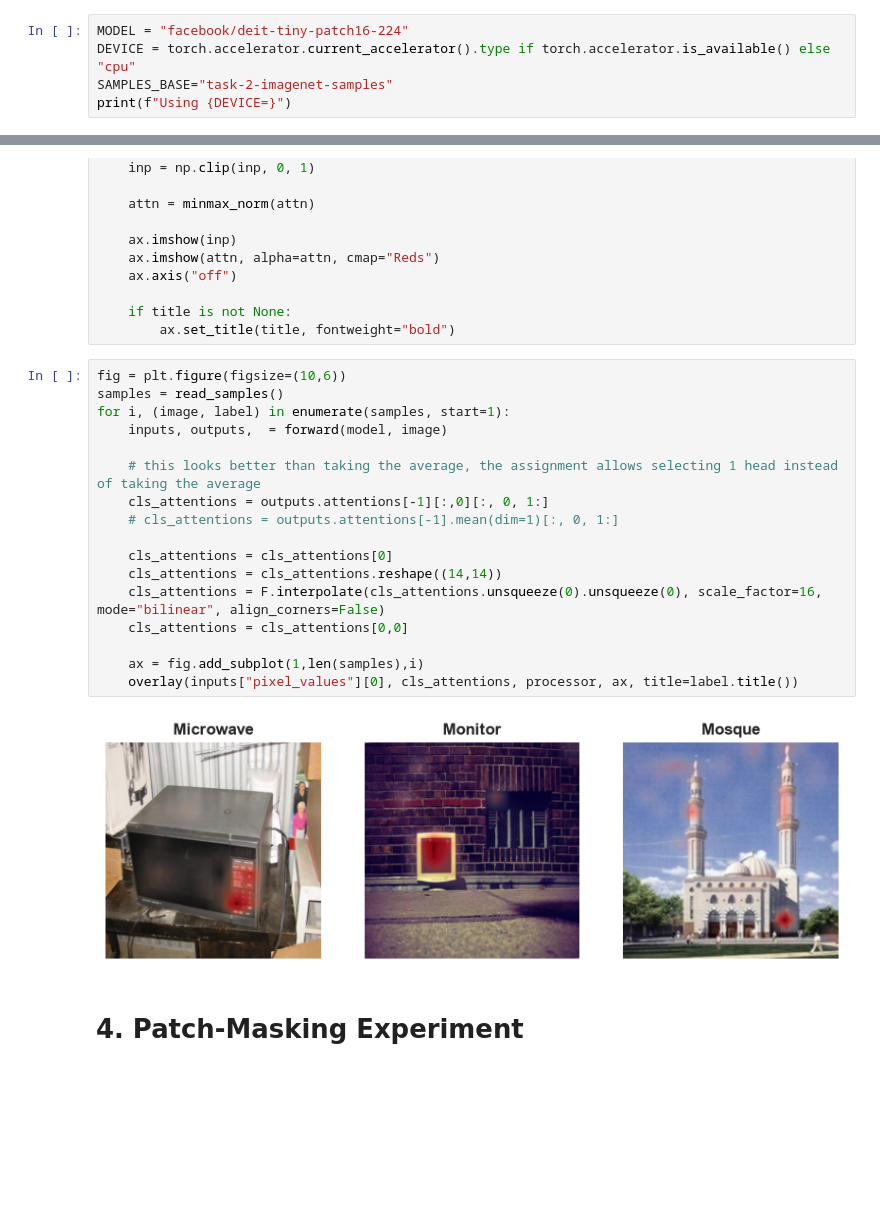
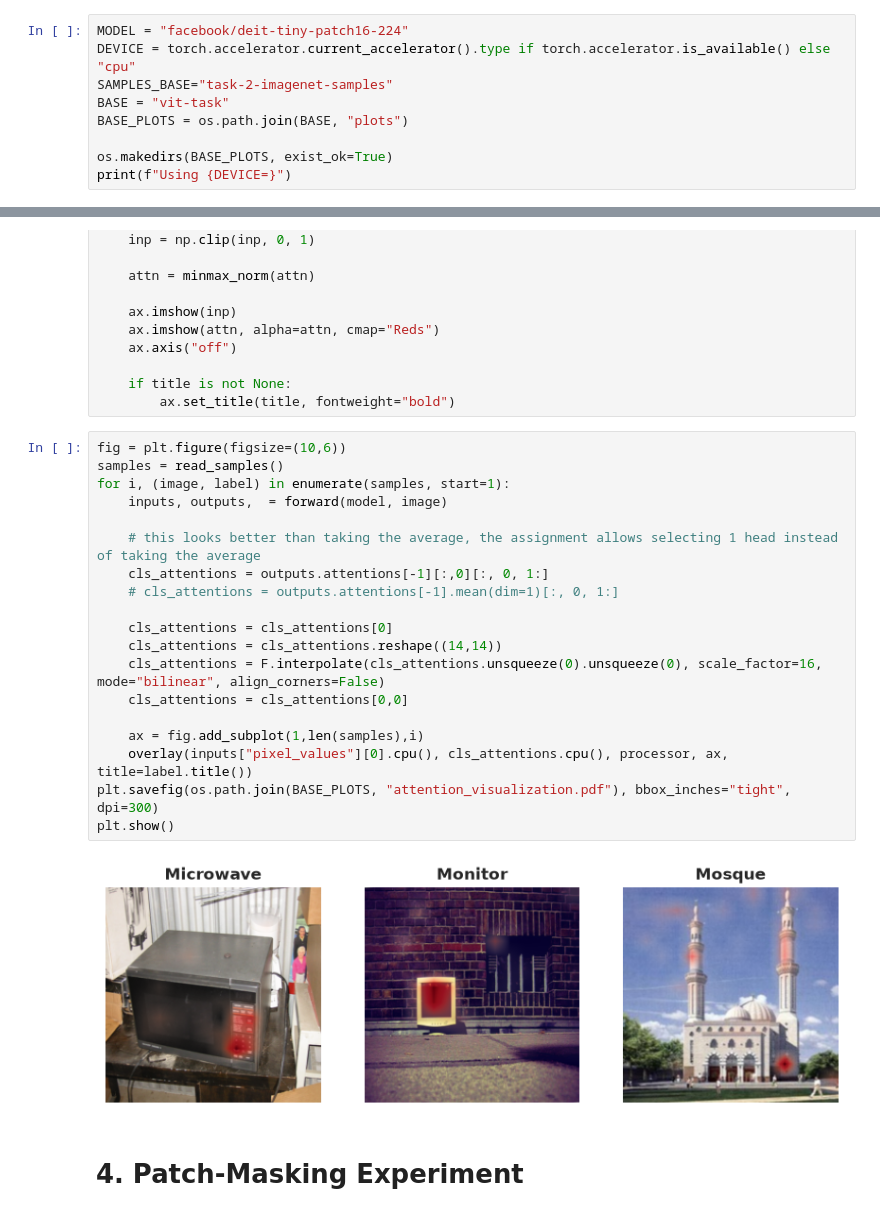
Before and after one commit to l-laidev/Advanced-Topics-in-Machine-Learning, a Jupyter notebook: PA0/Task 2 Understanding ViT.ipynb, the cells around one changed output, grey strips where cells are left out. Cells and saved outputs as stored; diff of their text form; blank space fills up the shorter version.

Commit message:
Rerun with GPU and save plots: ViT tasks + separate task 5 into its own notebook + move masking into util + preload ImageNet before inference

```diff
--- a/PA0/Task 2 Understanding ViT.ipynb
+++ b/PA0/Task 2 Understanding ViT.ipynb
@@ -28,5 +26,9 @@ plt.ion();
 MODEL = "facebook/deit-tiny-patch16-224"
 DEVICE = torch.accelerator.current_accelerator().type if torch.accelerator.is_available() else "cpu"
 SAMPLES_BASE="task-2-imagenet-samples"
+BASE = "vit-task"
+BASE_PLOTS = os.path.join(BASE, "plots")
+
+os.makedirs(BASE_PLOTS, exist_ok=True)
 print(f"Using {DEVICE=}")
 # %% [output]
@@ -99,21 +104,23 @@ def overlay(inp, attn, processor, ax, title=None):
 # %%
 fig = plt.figure(figsize=(10,6))
 samples = read_samples()
 for i, (image, label) in enumerate(samples, start=1):
     inputs, outputs,  = forward(model, image)
 
     # this looks better than taking the average, the assignment allows selecting 1 head instead of taking the average
     cls_attentions = outputs.attentions[-1][:,0][:, 0, 1:]
     # cls_attentions = outputs.attentions[-1].mean(dim=1)[:, 0, 1:]
 
     cls_attentions = cls_attentions[0]
     cls_attentions = cls_attentions.reshape((14,14))
     cls_attentions = F.interpolate(cls_attentions.unsqueeze(0).unsqueeze(0), scale_factor=16, mode="bilinear", align_corners=False)
     cls_attentions = cls_attentions[0,0]
 
     ax = fig.add_subplot(1,len(samples),i)
-    overlay(inputs["pixel_values"][0], cls_attentions, processor, ax, title=label.title())
+    overlay(inputs["pixel_values"][0].cpu(), cls_attentions.cpu(), processor, ax, title=label.title())
+plt.savefig(os.path.join(BASE_PLOTS, "attention_visualization.pdf"), bbox_inches="tight", dpi=300)
+plt.show()
 # %% [output]
-[figure, old version]
+[figure, new version]
 # %% [markdown]
 # 4. Patch-Masking Experiment
```
Also changed, not shown: parts of 27 cells of this notebook, 1 other file.
